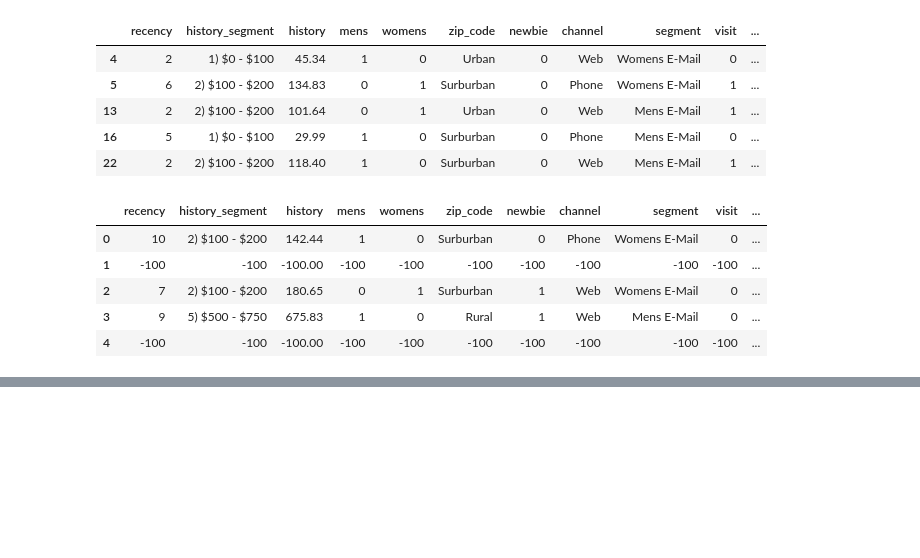
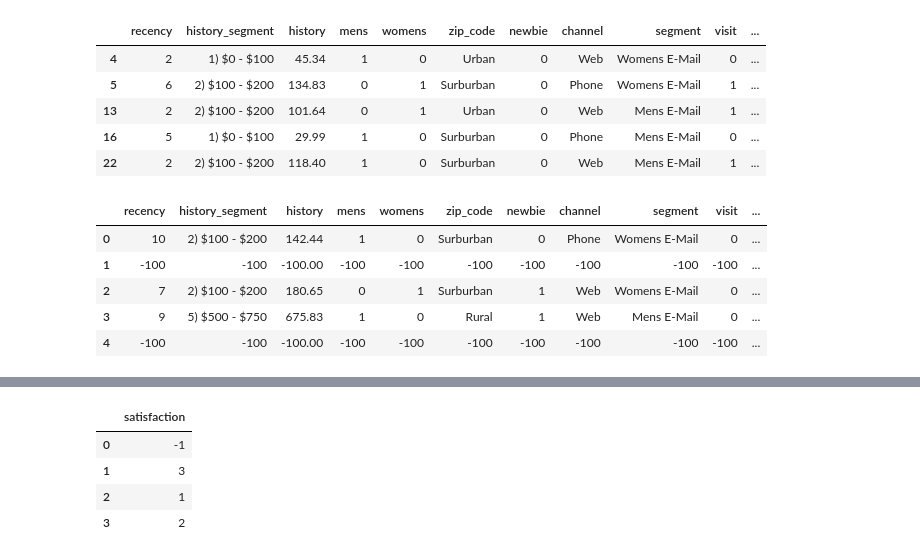
Before and after one commit to rbk2145/edx-Microsoft--DAT210x, a Jupyter notebook: DAT210x-master/Module2/Module2- Practice.ipynb, the cells around one changed output, grey strips where cells are left out. Saved outputs shown, nothing was run; the diff lists cells and outputs as text; code cells hidden in the pictures; blank space fills up the shorter version.

```diff
--- a/DAT210x-master/Module2/Module2- Practice.ipynb
+++ b/DAT210x-master/Module2/Module2- Practice.ipynb
@@ -126,0 +131,2 @@ df.head()
+# %%
+ordered_satisfaction = ['Very Unhappy', 'Unhappy', 'Neutral', 'Happy', 'Very Happy']
@@ -126,0 +143,13 @@ df.head()
+# %%
+df1.satisfaction = df1.satisfaction.astype("category",
+  ordered=True,
+  categories=ordered_satisfaction
+).cat.codes
+# %%
+df1
+# %% [output]
+|  | satisfaction |
+| 0 | -1 |
+| 1 | 3 |
+| 2 | 1 |
+| 3 | 2 |
```
Also changed, not shown: parts of 20 cells of this notebook.
